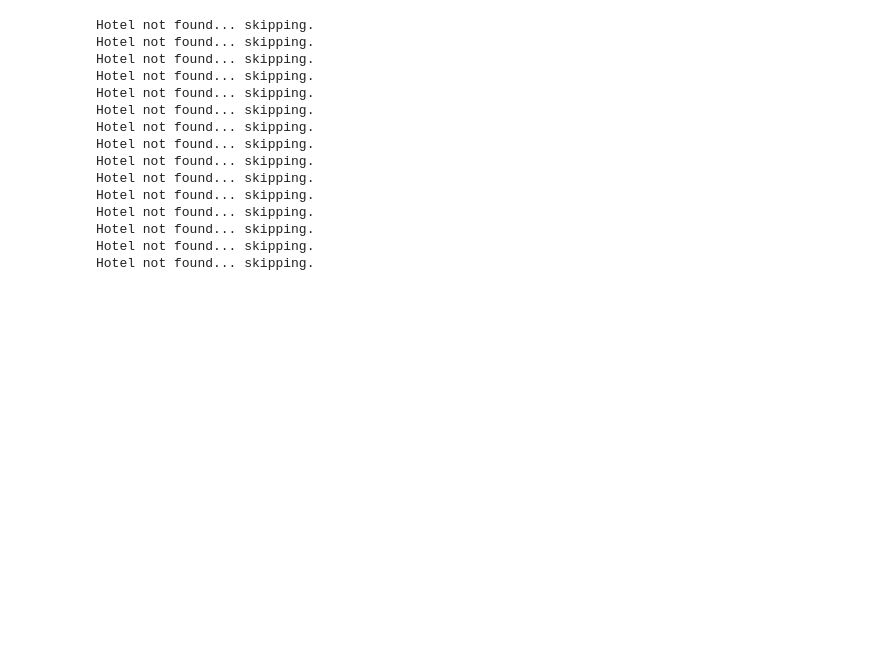
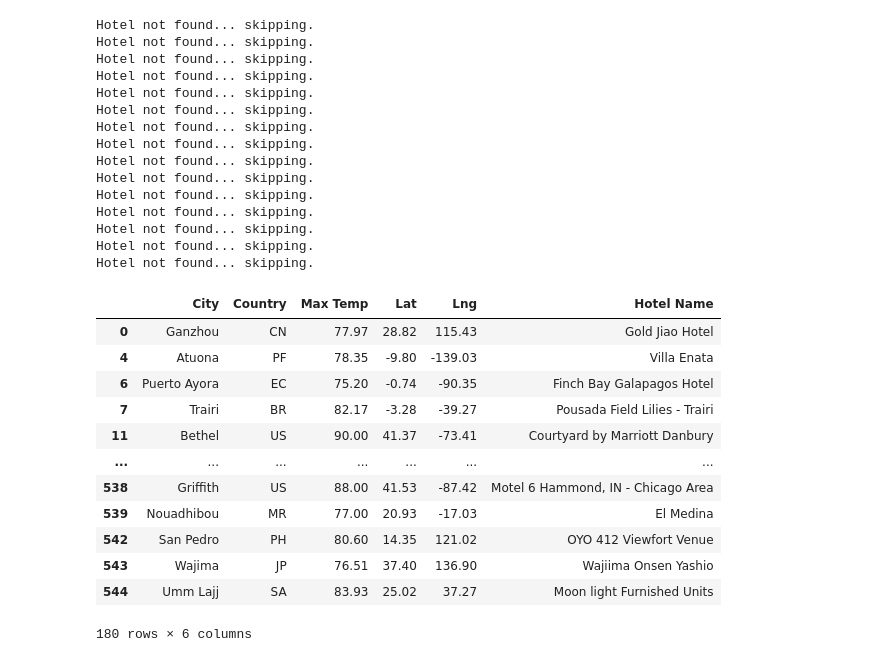
Before and after one commit to tarajarell/World_Weather_Analysis, a Jupyter notebook: VacationPy.ipynb, the cells around one changed output. Cells and saved outputs as stored; diff of their text form; code cells hidden in the pictures; blank space fills up the shorter version.

```diff
--- a/VacationPy.ipynb
+++ b/VacationPy.ipynb
@@ -192,6 +192,5 @@ hotel_df.head(10)
 params = {
     "radius": 5000,
     "type": "lodging",
-    "key": g_key,
-    "location": "location"
+    "key": g_key
 }
@@ -246,3 +229,19 @@ Hotel not found... skipping.
 Hotel not found... skipping.
 Hotel not found... skipping.
 Hotel not found... skipping.
+# %%
+hotel_df
+# %% [output]
+|  | City | Country | Max Temp | Lat | Lng | Hotel Name |
+| 0 | Ganzhou | CN | 77.97 | 28.82 | 115.43 | Gold Jiao Hotel |
+| 4 | Atuona | PF | 78.35 | -9.80 | -139.03 | Villa Enata |
+| 6 | Puerto Ayora | EC | 75.20 | -0.74 | -90.35 | Finch Bay Galapagos Hotel |
+| 7 | Trairi | BR | 82.17 | -3.28 | -39.27 | Pousada Field Lilies - Trairi |
+| 11 | Bethel | US | 90.00 | 41.37 | -73.41 | Courtyard by Marriott Danbury |
+| ... | ... | ... | ... | ... | ... | ... |
+| 538 | Griffith | US | 88.00 | 41.53 | -87.42 | Motel 6 Hammond, IN - Chicago Area |
+| 539 | Nouadhibou | MR | 77.00 | 20.93 | -17.03 | El Medina |
+| 542 | San Pedro | PH | 80.60 | 14.35 | 121.02 | OYO 412 Viewfort Venue |
+| 543 | Wajima | JP | 76.51 | 37.40 | 136.90 | Wajiima Onsen Yashio |
+| 544 | Umm Lajj | SA | 83.93 | 25.02 | 37.27 | Moon light Furnished Units |
+180 rows × 6 columns
```
Also changed, not shown: parts of 5 cells of this notebook, 3 other files.
